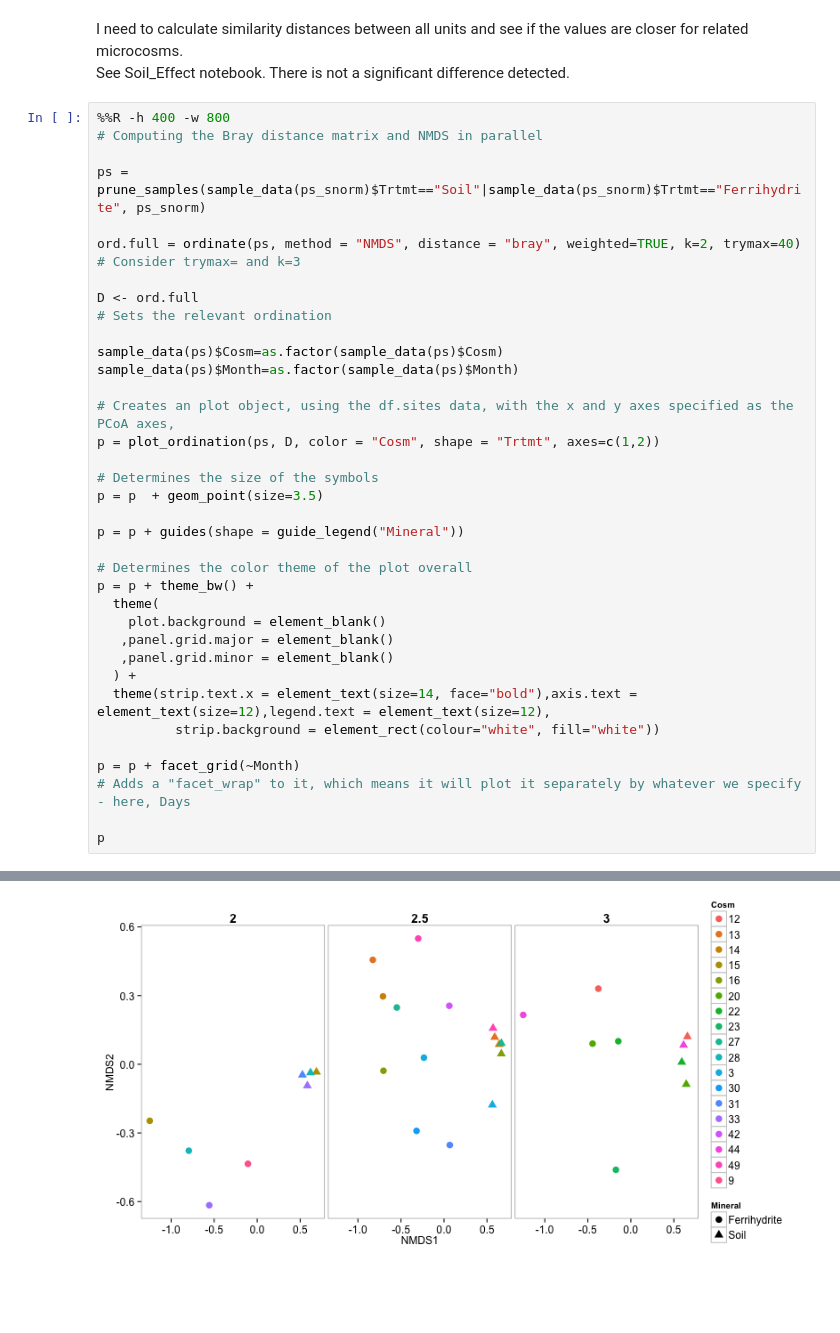
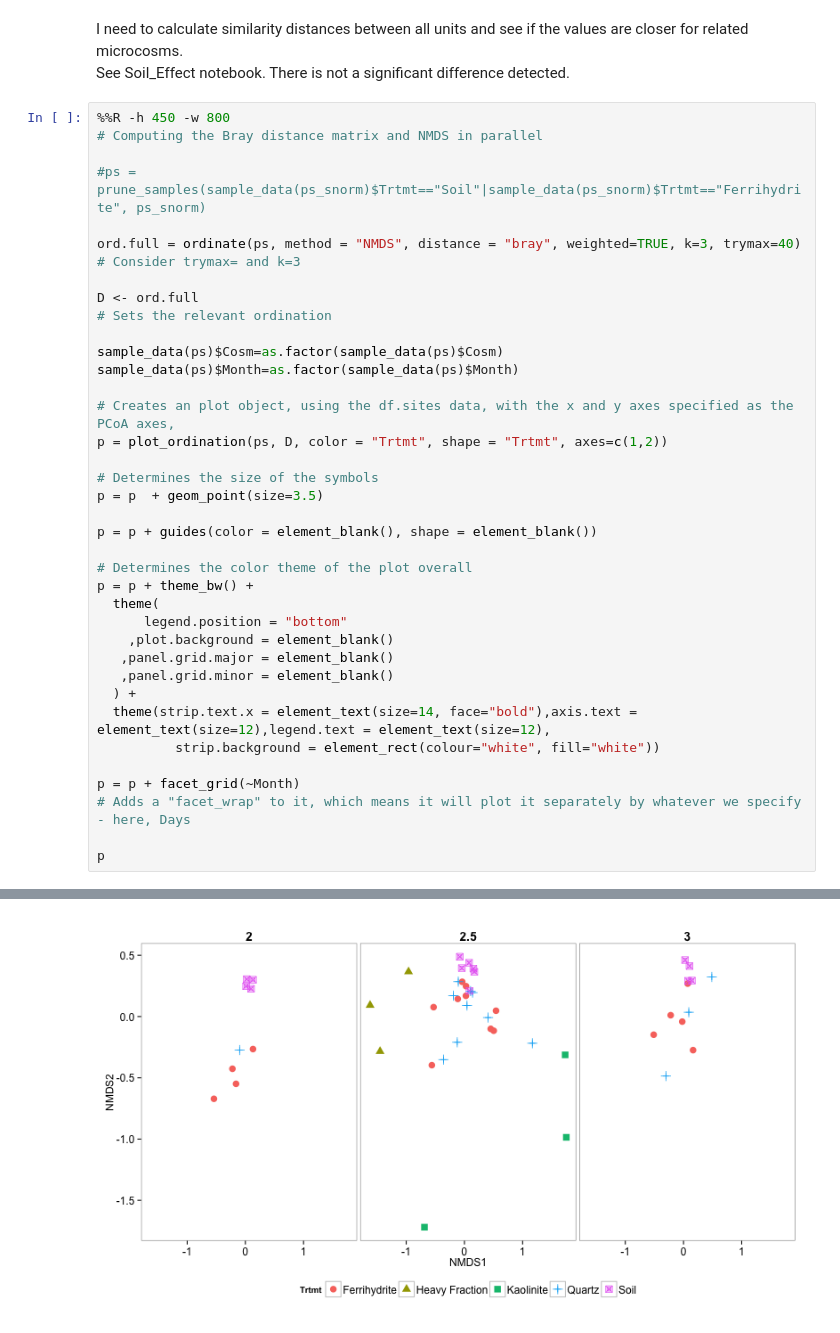
Before and after one commit to TheaWhitman/Mineral16S, a Jupyter notebook: manuscript_figures/Ordination_plots.ipynb, the cells around one changed output, grey strips where cells are left out. Cells and saved outputs as stored; diff of their text form; blank space fills up the shorter version.

```diff
--- a/manuscript_figures/Ordination_plots.ipynb
+++ b/manuscript_figures/Ordination_plots.ipynb
@@ -109,12 +100,12 @@ p
 I need to calculate similarity distances between all units and see if the values are closer for related microcosms.
 See Soil_Effect notebook. There is not a significant difference detected.
 # %%
-%%R -h 400 -w 800
+%%R -h 450 -w 800
 # Computing the Bray distance matrix and NMDS in parallel
 
-ps = prune_samples(sample_data(ps_snorm)$Trtmt=="Soil"|sample_data(ps_snorm)$Trtmt=="Ferrihydrite", ps_snorm)
+#ps = prune_samples(sample_data(ps_snorm)$Trtmt=="Soil"|sample_data(ps_snorm)$Trtmt=="Ferrihydrite", ps_snorm)
 
-ord.full = ordinate(ps, method = "NMDS", distance = "bray", weighted=TRUE, k=2, trymax=40)
+ord.full = ordinate(ps, method = "NMDS", distance = "bray", weighted=TRUE, k=3, trymax=40)
 # Consider trymax= and k=3
 
 D <- ord.full
@@ -124,17 +115,18 @@ sample_data(ps)$Cosm=as.factor(sample_data(ps)$Cosm)
 sample_data(ps)$Month=as.factor(sample_data(ps)$Month)
 
 # Creates an plot object, using the df.sites data, with the x and y axes specified as the PCoA axes,
-p = plot_ordination(ps, D, color = "Cosm", shape = "Trtmt", axes=c(1,2))
+p = plot_ordination(ps, D, color = "Trtmt", shape = "Trtmt", axes=c(1,2))
 
 # Determines the size of the symbols
 p = p  + geom_point(size=3.5)
 
-p = p + guides(shape = guide_legend("Mineral"))
+p = p + guides(color = element_blank(), shape = element_blank())
 
 # Determines the color theme of the plot overall
 p = p + theme_bw() +
   theme(
-    plot.background = element_blank()
+      legend.position = "bottom"
+    ,plot.background = element_blank()
    ,panel.grid.major = element_blank()
    ,panel.grid.minor = element_blank()
   ) +
@@ -156,2 +155,2 @@ Run 4 stress 0.06835872
 *** Solution reached
-[figure, old version]
+[figure, new version]
```
Also changed, not shown: parts of 2 cells of this notebook, 2 other files.
